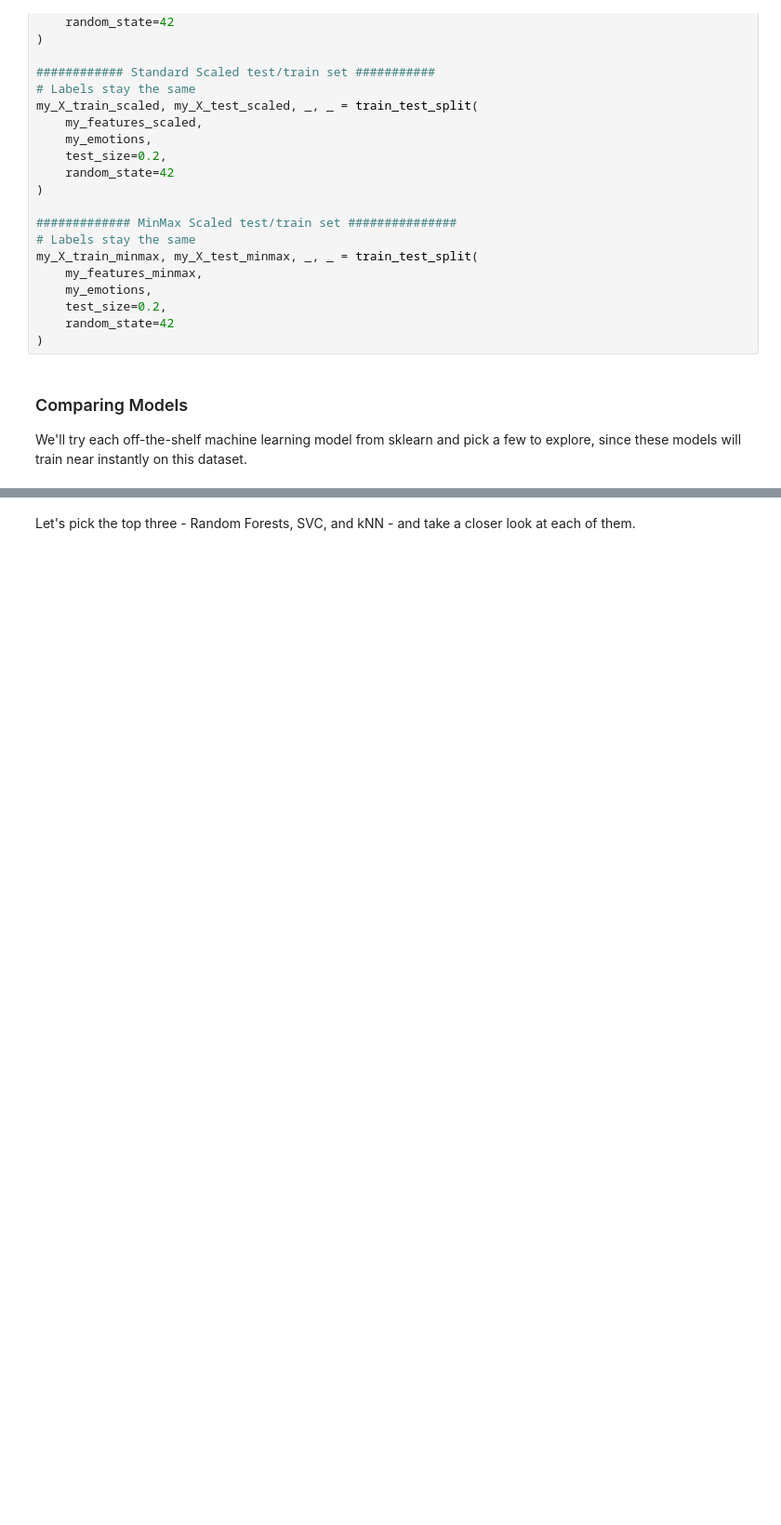
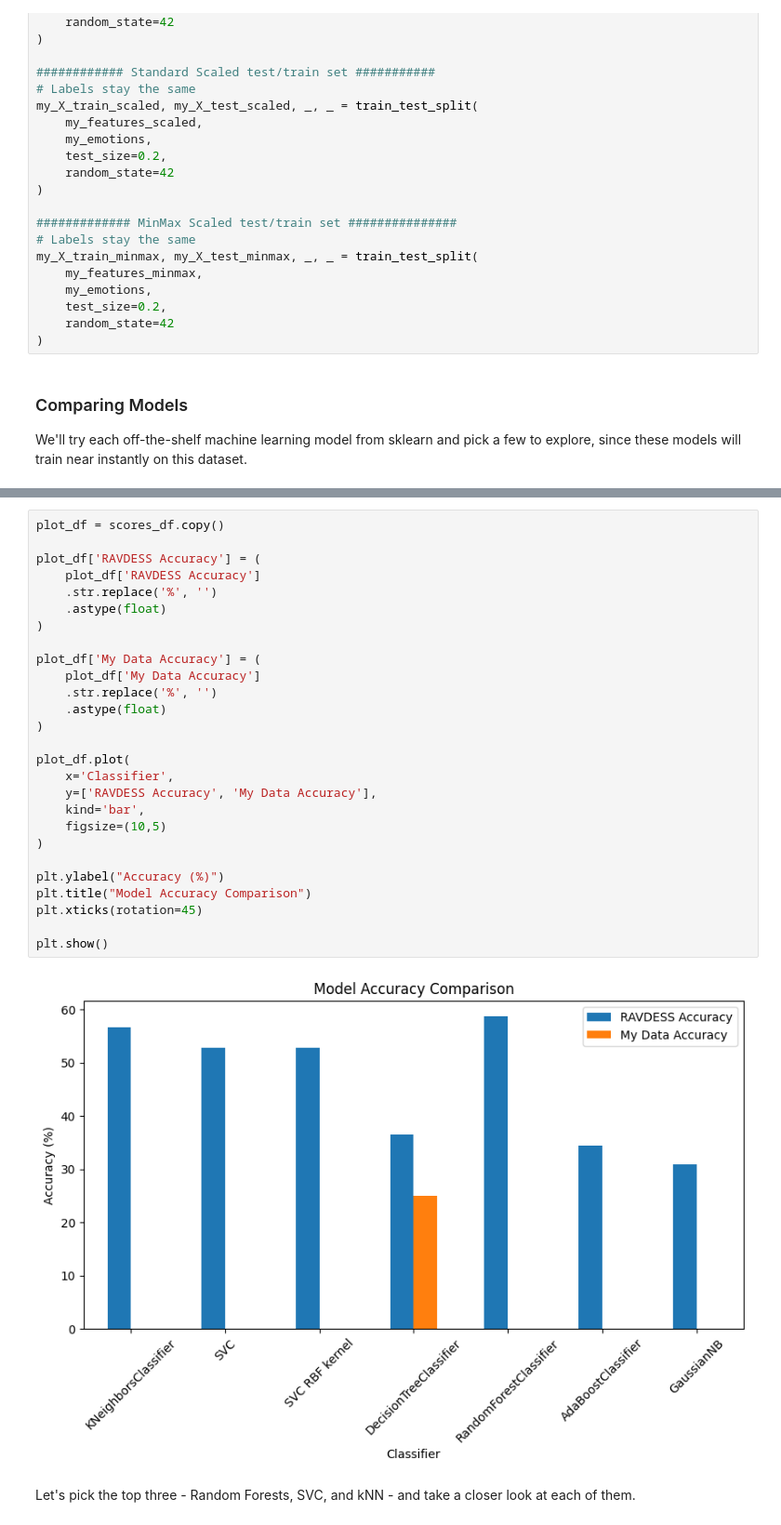
Before and after one commit to Yayu11/Week3-ClassicML, a Jupyter notebook: Week_3_MachineLearning.ipynb, the cells around one changed output, grey strips where cells are left out. Shown at 93% size. Cells and saved outputs as stored; diff of their text form; blank space fills up the shorter version.

```diff
--- a/Week_3_MachineLearning.ipynb
+++ b/Week_3_MachineLearning.ipynb
@@ -721,3 +800,32 @@ my_scores_df
+# %%
+plot_df = scores_df.copy()
+
+plot_df['RAVDESS Accuracy'] = (
+    plot_df['RAVDESS Accuracy']
+    .str.replace('%', '')
+    .astype(float)
+)
+
+plot_df['My Data Accuracy'] = (
+    plot_df['My Data Accuracy']
+    .str.replace('%', '')
+    .astype(float)
+)
+
+plot_df.plot(
+    x='Classifier',
+    y=['RAVDESS Accuracy', 'My Data Accuracy'],
+    kind='bar',
+    figsize=(10,5)
+)
+
+plt.ylabel("Accuracy (%)")
+plt.title("Model Accuracy Comparison")
+plt.xticks(rotation=45)
+
+plt.show()
+# %% [output]
+[figure, added]
 # %% [markdown]
 Let's pick the top three - Random Forests, SVC, and kNN - and take a closer look at each of them.
 # %% [markdown]
```
Also changed, not shown: parts of 9 cells of this notebook.
